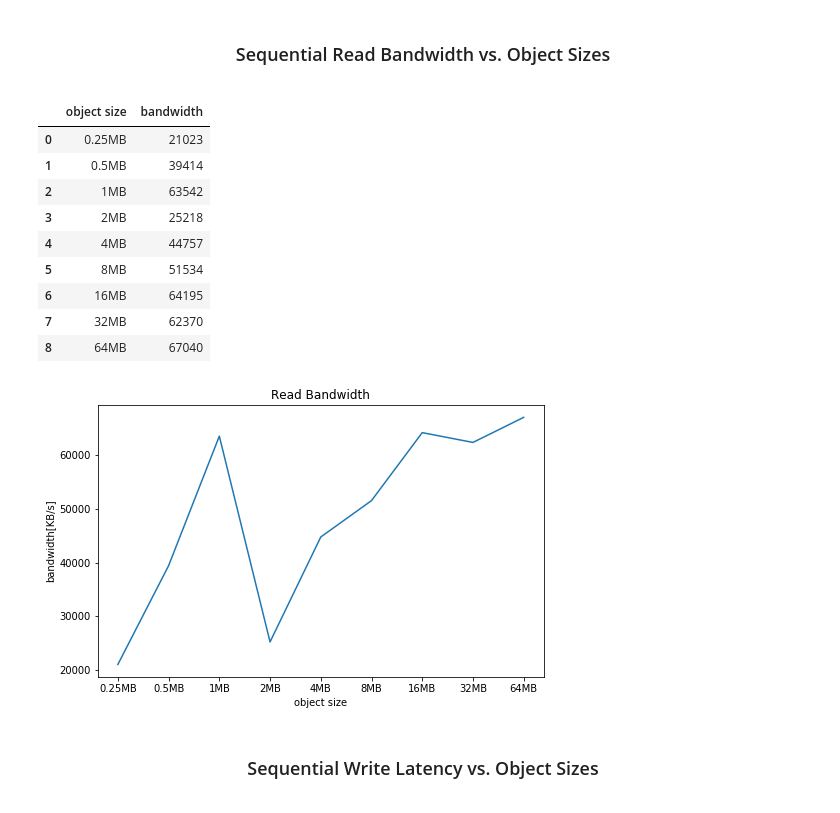
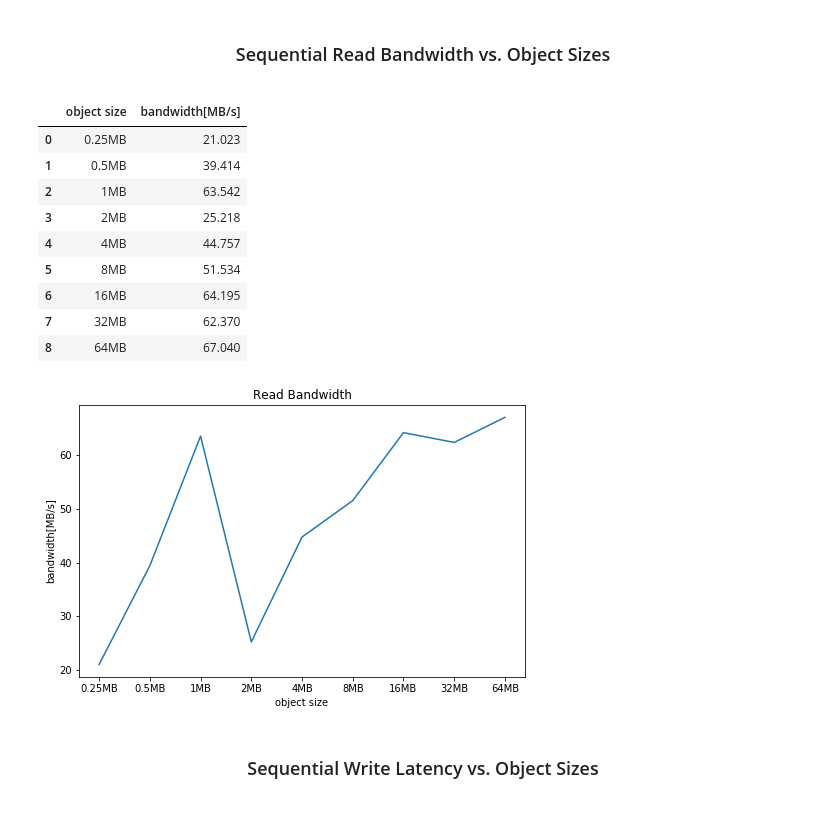
Before and after one commit to xweichu/object_size, a Jupyter notebook: object_size.ipynb, the cells around one changed output. Saved outputs shown, nothing was run; the diff lists cells and outputs as text; code cells hidden in the pictures.

Commit message:
modified tables

```diff
--- a/object_size.ipynb
+++ b/object_size.ipynb
@@ -28,12 +28,12 @@ w_bw_list = []
 for i in range(len(object_sizes)):
     with open('./data/W'+object_sizes[i]+'.json') as f:
         data = json.load(f)
-    w_bw_list.append([object_sizes[i],data['jobs'][0]['write']['bw']])
+    w_bw_list.append([object_sizes[i],data['jobs'][0]['write']['bw']/1000])
 
-w_bw_df = pd.DataFrame(w_bw_list, columns=['object size','bandwidth'])
+w_bw_df = pd.DataFrame(w_bw_list, columns=['object size','bandwidth[MB/s]'])
 display(w_bw_df)
 
-fig = w_bw_df.plot(x='object size', y='bandwidth', title='Write Bandwidth' ,legend=False, xticks=w_bw_df.index , figsize=[8,5])
-fig.set_ylabel("bandwidth[KB/s]")
+fig = w_bw_df.plot(x='object size', y='bandwidth[MB/s]', title='Write Bandwidth' ,legend=False, xticks=w_bw_df.index , figsize=[8,5])
+fig.set_ylabel("bandwidth[MB/s]")
 plt.show()
 # %% [output]
@@ -53,30 +53,30 @@ plt.show()
 # %%
 object_sizes = ['0.25MB','0.5MB', '1MB', '2MB', '4MB', '8MB', '16MB', '32MB', '64MB']
 
 r_bw_list = []
 for i in range(len(object_sizes)):
     with open('./data/R'+object_sizes[i]+'.json') as f:
         data = json.load(f)
-    r_bw_list.append([object_sizes[i],data['jobs'][0]['read']['bw']])
+    r_bw_list.append([object_sizes[i],data['jobs'][0]['read']['bw']/1000])
 
-r_bw_df = pd.DataFrame(r_bw_list, columns=['object size','bandwidth'])
+r_bw_df = pd.DataFrame(r_bw_list, columns=['object size','bandwidth[MB/s]'])
 display(r_bw_df)
 
-fig = r_bw_df.plot(x='object size', y='bandwidth', title='Read Bandwidth' ,legend=False, xticks=r_bw_df.index , figsize=[8,5])
-fig.set_ylabel("bandwidth[KB/s]")
+fig = r_bw_df.plot(x='object size', y='bandwidth[MB/s]', title='Read Bandwidth' ,legend=False, xticks=r_bw_df.index , figsize=[8,5])
+fig.set_ylabel("bandwidth[MB/s]")
 plt.show()
 # %% [output]
-|  | object size | bandwidth |
-| 0 | 0.25MB | 21023 |
-| 1 | 0.5MB | 39414 |
-| 2 | 1MB | 63542 |
-| 3 | 2MB | 25218 |
-| 4 | 4MB | 44757 |
-| 5 | 8MB | 51534 |
-| 6 | 16MB | 64195 |
-| 7 | 32MB | 62370 |
-| 8 | 64MB | 67040 |
+|  | object size | bandwidth[MB/s] |
+| 0 | 0.25MB | 21.023 |
+| 1 | 0.5MB | 39.414 |
+| 2 | 1MB | 63.542 |
+| 3 | 2MB | 25.218 |
+| 4 | 4MB | 44.757 |
+| 5 | 8MB | 51.534 |
+| 6 | 16MB | 64.195 |
+| 7 | 32MB | 62.370 |
+| 8 | 64MB | 67.040 |
-[figure, old version]
+[figure, new version]
 # %% [markdown]
 <center> <h3> Sequential Write Latency vs. Object Sizes </h3> </center>
 # %%
```
Also changed, not shown: parts of 4 cells of this notebook.
